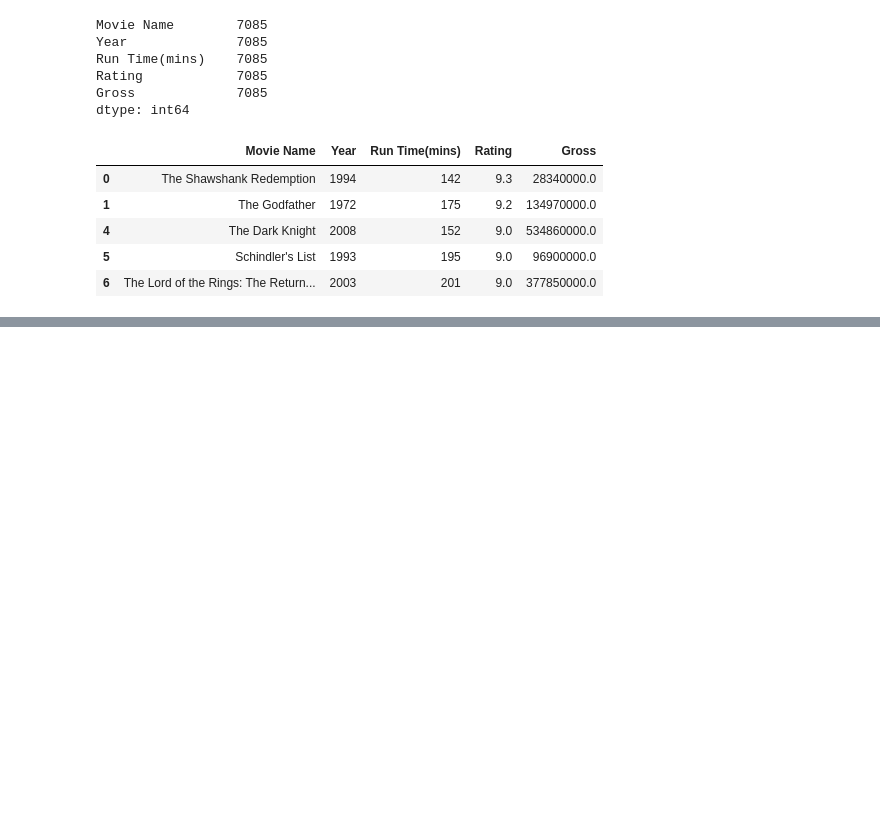
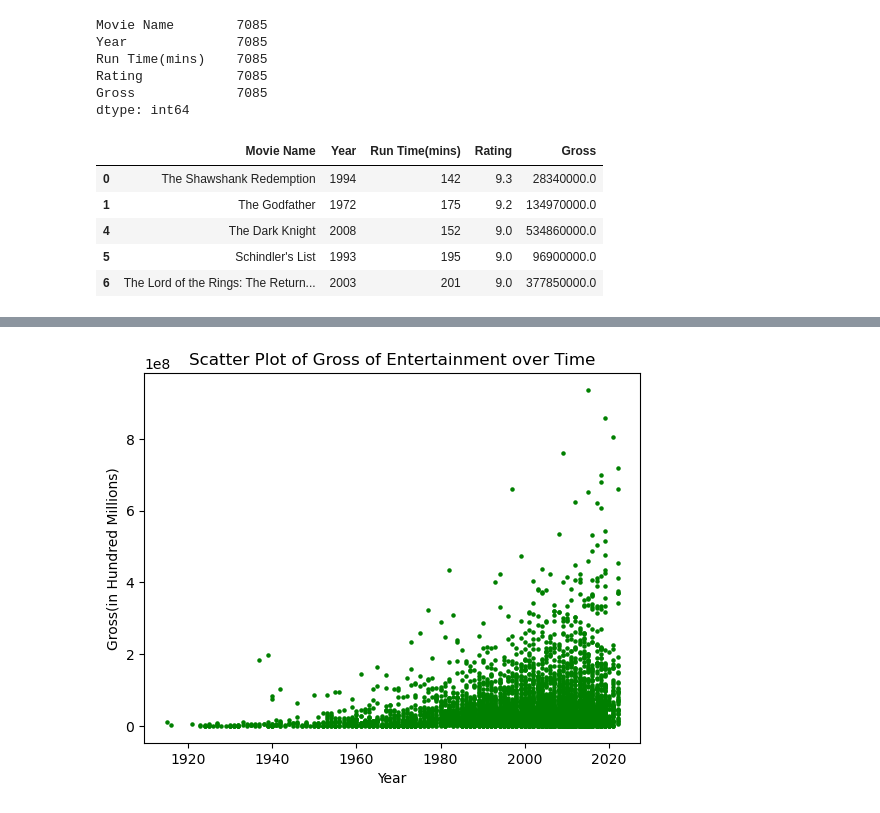
Before and after one commit to RedDeath007/Data-Analytics-Project-1-Team-1, a Jupyter notebook: Movie_Data_Analysis.ipynb, the cells around one changed output, grey strips where cells are left out. Cells and saved outputs as stored; diff of their text form; code cells hidden in the pictures; blank space fills up the shorter version.

```diff
--- a/Movie_Data_Analysis.ipynb
+++ b/Movie_Data_Analysis.ipynb
@@ -72,0 +92,10 @@ dtype: int64
+# %%
+#scatter plot of total Gross per year
+fig1, ax1 = plt.subplots()
+plt.scatter(movie_cleaned_df['Year'],movie_cleaned_df['Gross'], marker = 'o', color = 'green', s = 5)
+plt.title("Scatter Plot of Gross of Entertainment over Time")
+plt.xlabel("Year")
+plt.ylabel("Gross(in Hundred Millions)")
+plt.show()
+# %% [output]
+[figure, added]
```
Also changed, not shown: parts of 15 cells of this notebook.
